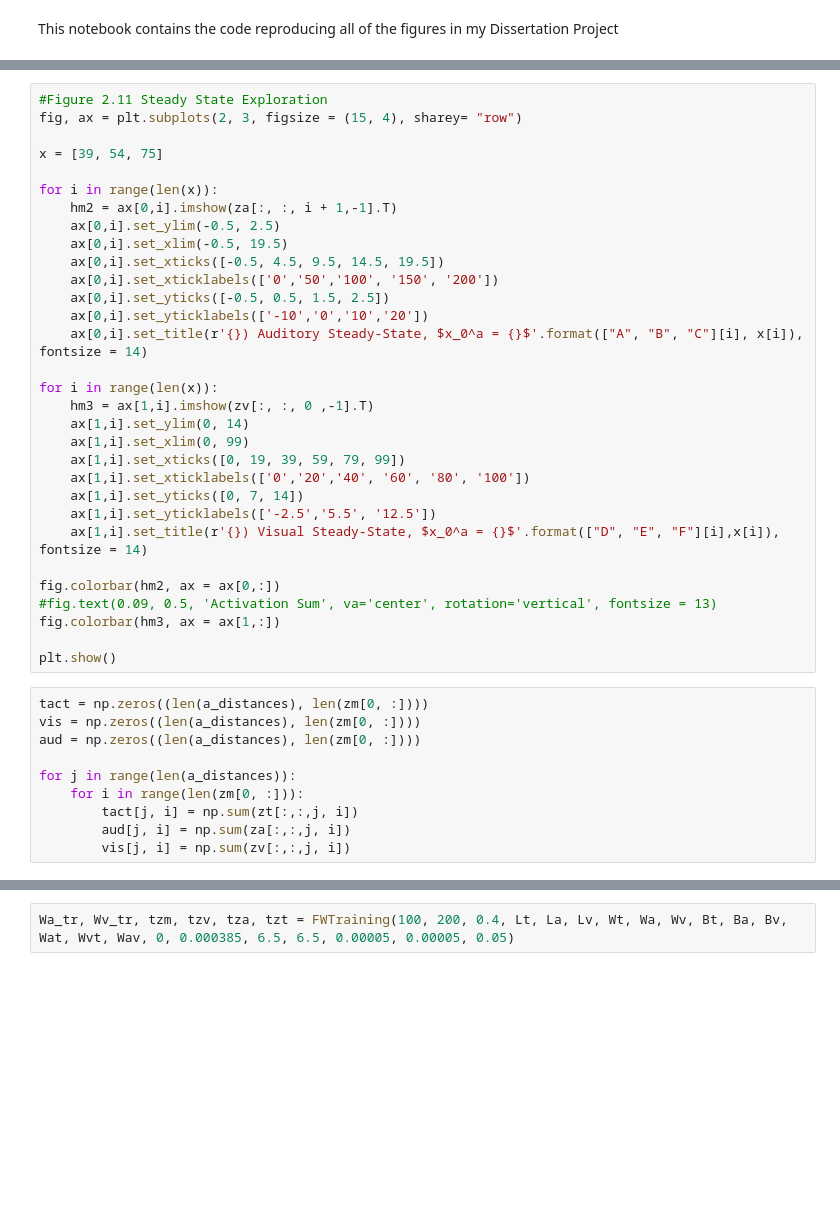
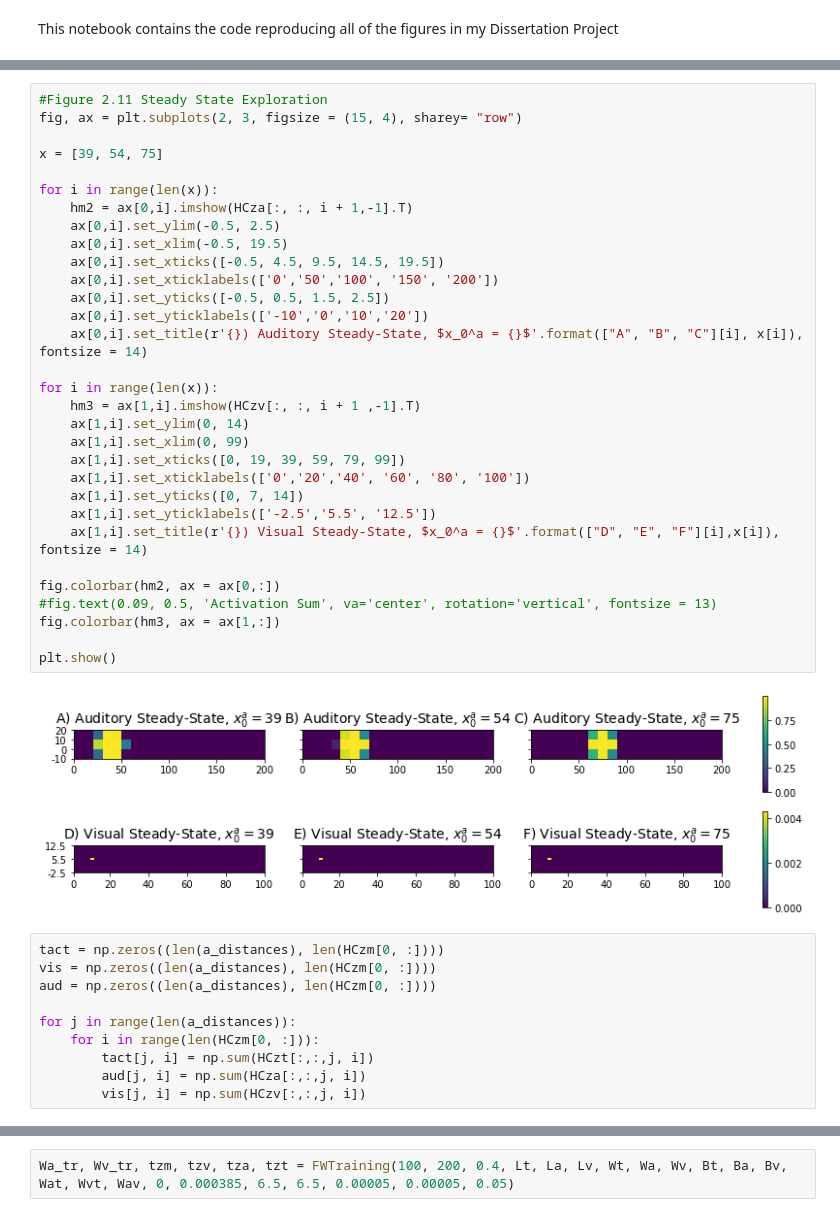
Before and after one commit to VladGrigoras/Dissertation, a Jupyter notebook: Plots.ipynb, the cells around one changed output, grey strips where cells are left out. Drawn from its saved outputs; the diff is of its cells as text; blank space fills up the shorter version.

```diff
--- a/Plots.ipynb
+++ b/Plots.ipynb
@@ -228,44 +240,46 @@ plt.show()
 # %%
 #Figure 2.11 Steady State Exploration
 fig, ax = plt.subplots(2, 3, figsize = (15, 4), sharey= "row")
 
 x = [39, 54, 75]
 
 for i in range(len(x)):
-    hm2 = ax[0,i].imshow(za[:, :, i + 1,-1].T)
+    hm2 = ax[0,i].imshow(HCza[:, :, i + 1,-1].T)
     ax[0,i].set_ylim(-0.5, 2.5)
     ax[0,i].set_xlim(-0.5, 19.5)
     ax[0,i].set_xticks([-0.5, 4.5, 9.5, 14.5, 19.5])
     ax[0,i].set_xticklabels(['0','50','100', '150', '200'])
     ax[0,i].set_yticks([-0.5, 0.5, 1.5, 2.5])
     ax[0,i].set_yticklabels(['-10','0','10','20'])
     ax[0,i].set_title(r'{}) Auditory Steady-State, $x_0^a = {}$'.format(["A", "B", "C"][i], x[i]), fontsize = 14)
 
 for i in range(len(x)):
-    hm3 = ax[1,i].imshow(zv[:, :, 0 ,-1].T)
+    hm3 = ax[1,i].imshow(HCzv[:, :, i + 1 ,-1].T)
     ax[1,i].set_ylim(0, 14)
     ax[1,i].set_xlim(0, 99)
     ax[1,i].set_xticks([0, 19, 39, 59, 79, 99])
     ax[1,i].set_xticklabels(['0','20','40', '60', '80', '100'])
     ax[1,i].set_yticks([0, 7, 14])
     ax[1,i].set_yticklabels(['-2.5','5.5', '12.5'])
     ax[1,i].set_title(r'{}) Visual Steady-State, $x_0^a = {}$'.format(["D", "E", "F"][i],x[i]), fontsize = 14)
 
 fig.colorbar(hm2, ax = ax[0,:])
 #fig.text(0.09, 0.5, 'Activation Sum', va='center', rotation='vertical', fontsize = 13)
 fig.colorbar(hm3, ax = ax[1,:])
 
 plt.show()
+# %% [output]
+[figure, added]
 # %%
-tact = np.zeros((len(a_distances), len(zm[0, :])))
-vis = np.zeros((len(a_distances), len(zm[0, :])))
-aud = np.zeros((len(a_distances), len(zm[0, :])))
+tact = np.zeros((len(a_distances), len(HCzm[0, :])))
+vis = np.zeros((len(a_distances), len(HCzm[0, :])))
+aud = np.zeros((len(a_distances), len(HCzm[0, :])))
 
 for j in range(len(a_distances)):
-    for i in range(len(zm[0, :])):
-        tact[j, i] = np.sum(zt[:,:,j, i])
-        aud[j, i] = np.sum(za[:,:,j, i])
-        vis[j, i] = np.sum(zv[:,:,j, i])
+    for i in range(len(HCzm[0, :])):
+        tact[j, i] = np.sum(HCzt[:,:,j, i])
+        aud[j, i] = np.sum(HCza[:,:,j, i])
+        vis[j, i] = np.sum(HCzv[:,:,j, i])
 # %%
 #Figure 2.12 Network Evolution
 x = 500
```
Also changed, not shown: parts of 26 cells of this notebook, 3 other files.
